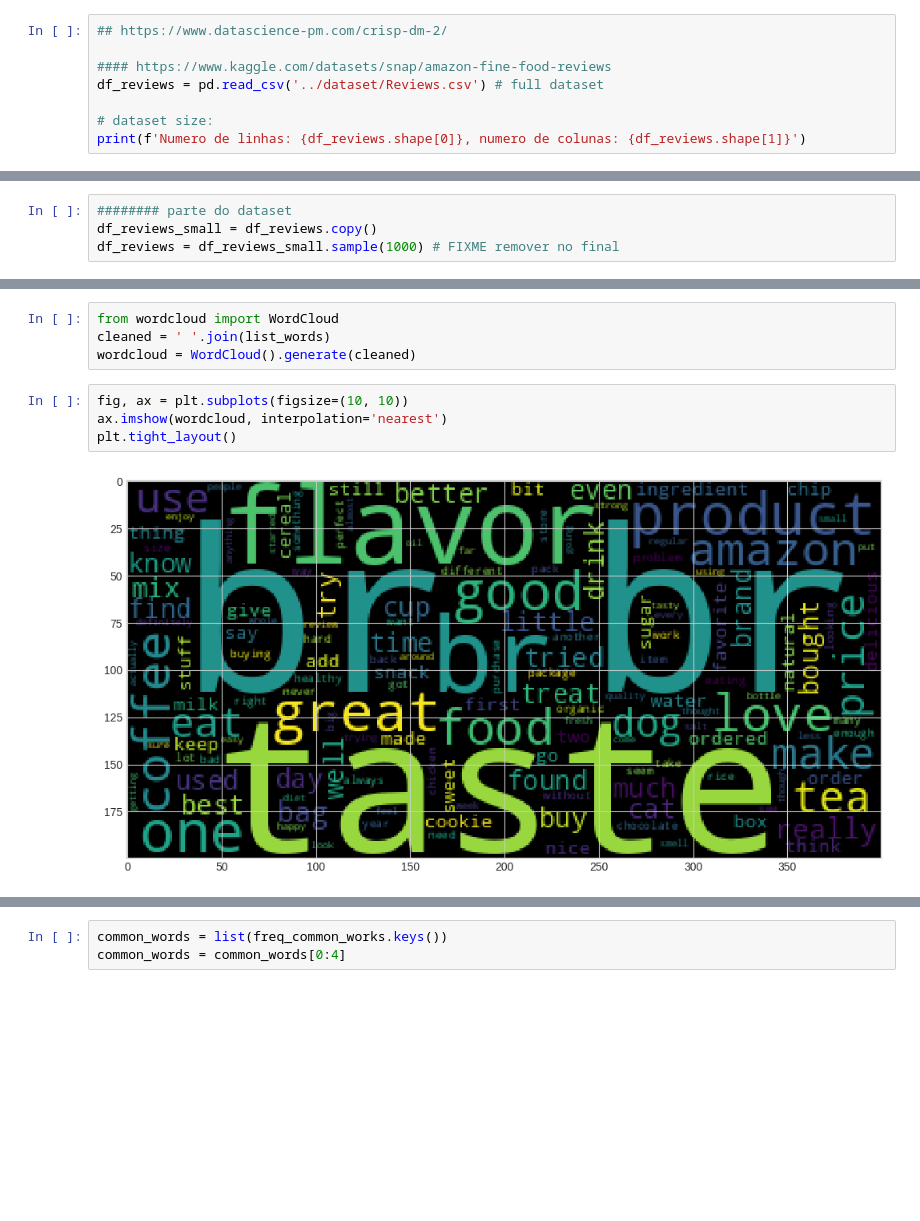
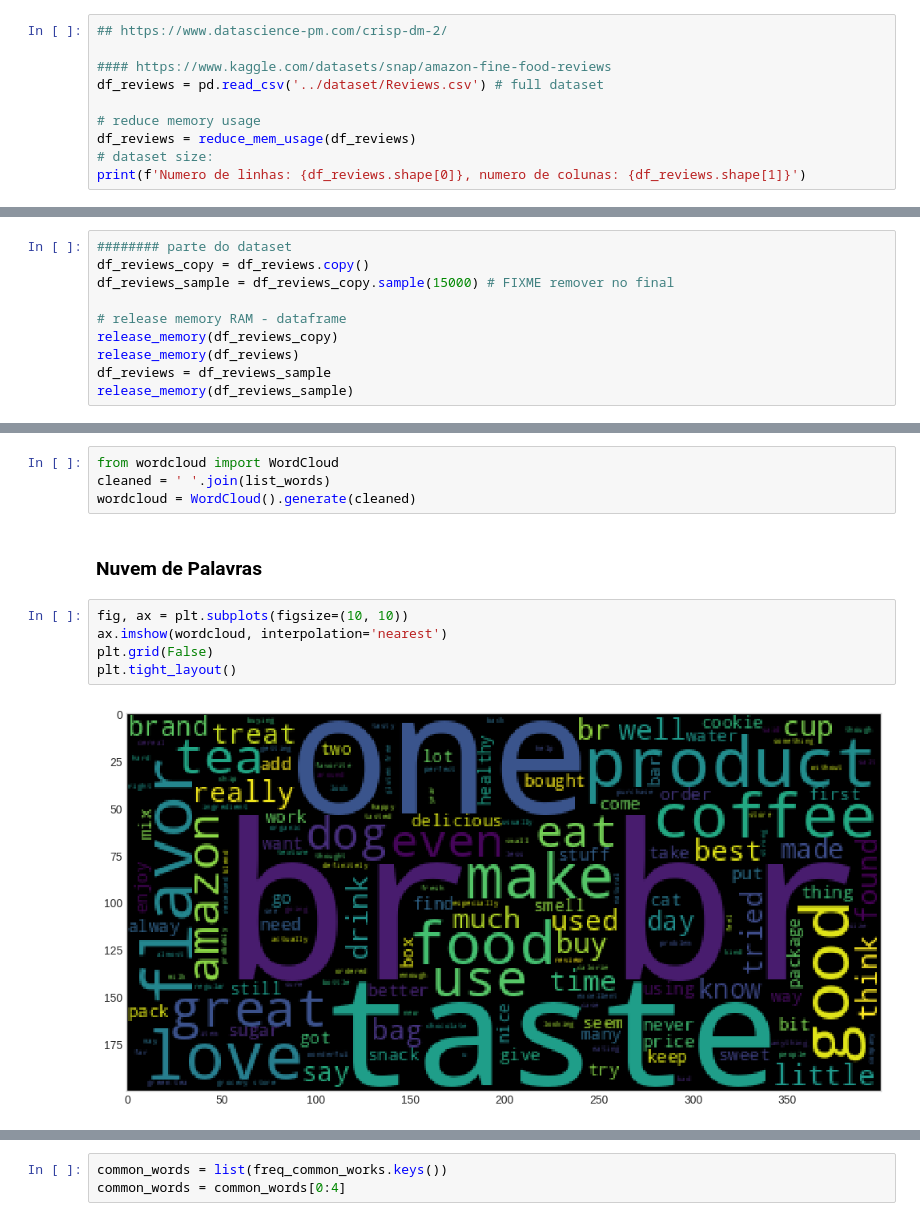
Before and after one commit to andvsilva/sentiment-analysis-deep-learning, a Jupyter notebook: amazon_sent/Amazon_sentiment.ipynb, the cells around one changed output, grey strips where cells are left out. Drawn from its saved outputs; the diff is of its cells as text; blank space fills up the shorter version.

```diff
--- a/amazon_sent/Amazon_sentiment.ipynb
+++ b/amazon_sent/Amazon_sentiment.ipynb
@@ -134,6 +193,8 @@ Compreender o contexto de negócios para a análise de sentimentos em avaliaçõ
 #### https://www.kaggle.com/datasets/snap/amazon-fine-food-reviews
 df_reviews = pd.read_csv('../dataset/Reviews.csv') # full dataset
 
+# reduce memory usage
+df_reviews = reduce_mem_usage(df_reviews)
 # dataset size:
 print(f'Numero de linhas: {df_reviews.shape[0]}, numero de colunas: {df_reviews.shape[1]}')
 # %% [output]
@@ -146,5 +210,11 @@ Numero de linha: 568454, numero de colunas: 10
   - Verifique as diferentes colunas presentes nos dados, como o texto do comentário, a classificação (positiva ou negativa) ou outras informações relevantes.
 # %%
 ######## parte do dataset
-df_reviews_small = df_reviews.copy()
-df_reviews = df_reviews_small.sample(1000) # FIXME remover no final
+df_reviews_copy = df_reviews.copy()
+df_reviews_sample = df_reviews_copy.sample(15000) # FIXME remover no final
+
+# release memory RAM - dataframe
+release_memory(df_reviews_copy)
+release_memory(df_reviews)
+df_reviews = df_reviews_sample
+release_memory(df_reviews_sample)
@@ -270,12 +345,15 @@ dict(freqdist.most_common(10))
 from wordcloud import WordCloud
 cleaned = ' '.join(list_words)
 wordcloud = WordCloud().generate(cleaned)
+# %% [markdown]
+### Nuvem de Palavras
 # %%
 fig, ax = plt.subplots(figsize=(10, 10))
 ax.imshow(wordcloud, interpolation='nearest')
+plt.grid(False)
 plt.tight_layout()
 # %% [output]
-[figure, old version]
+[figure, new version]
 # %%
 freq_common_works = dict(freqdist.most_common(10))
 freq_common_works
```
Also changed, not shown: parts of 33 cells of this notebook, 2 other files.
